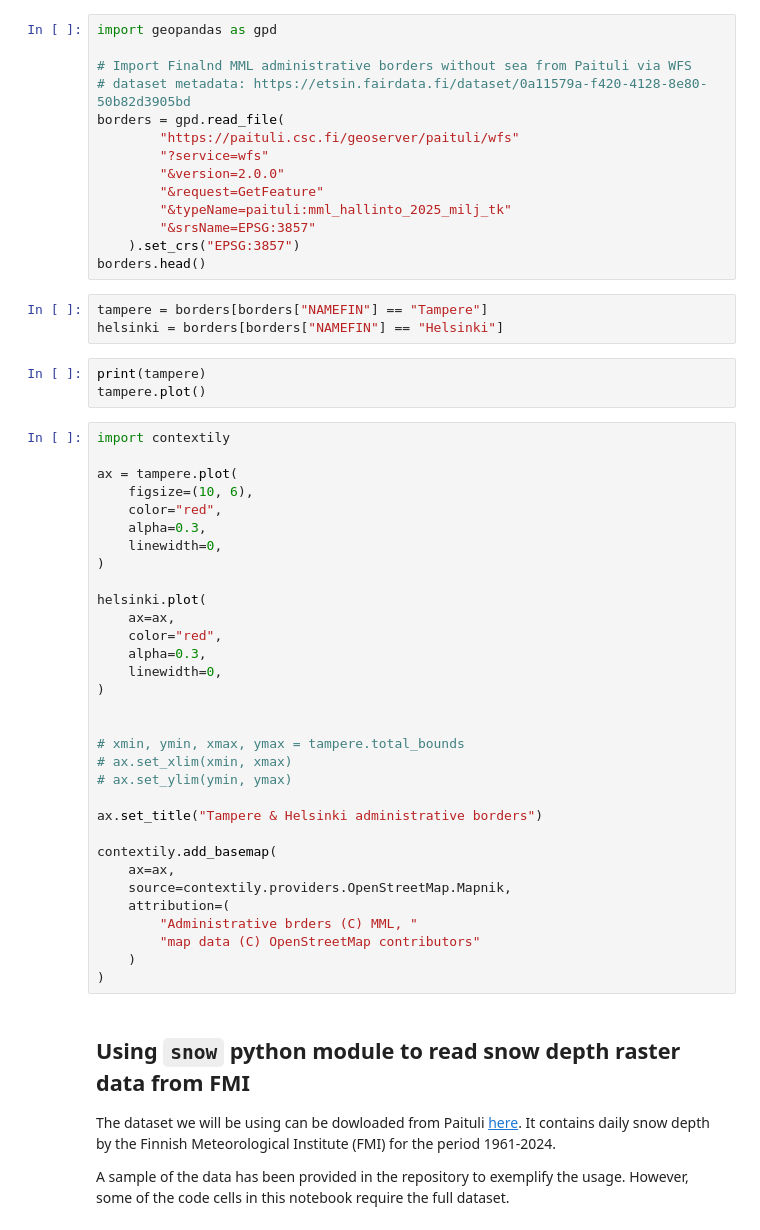
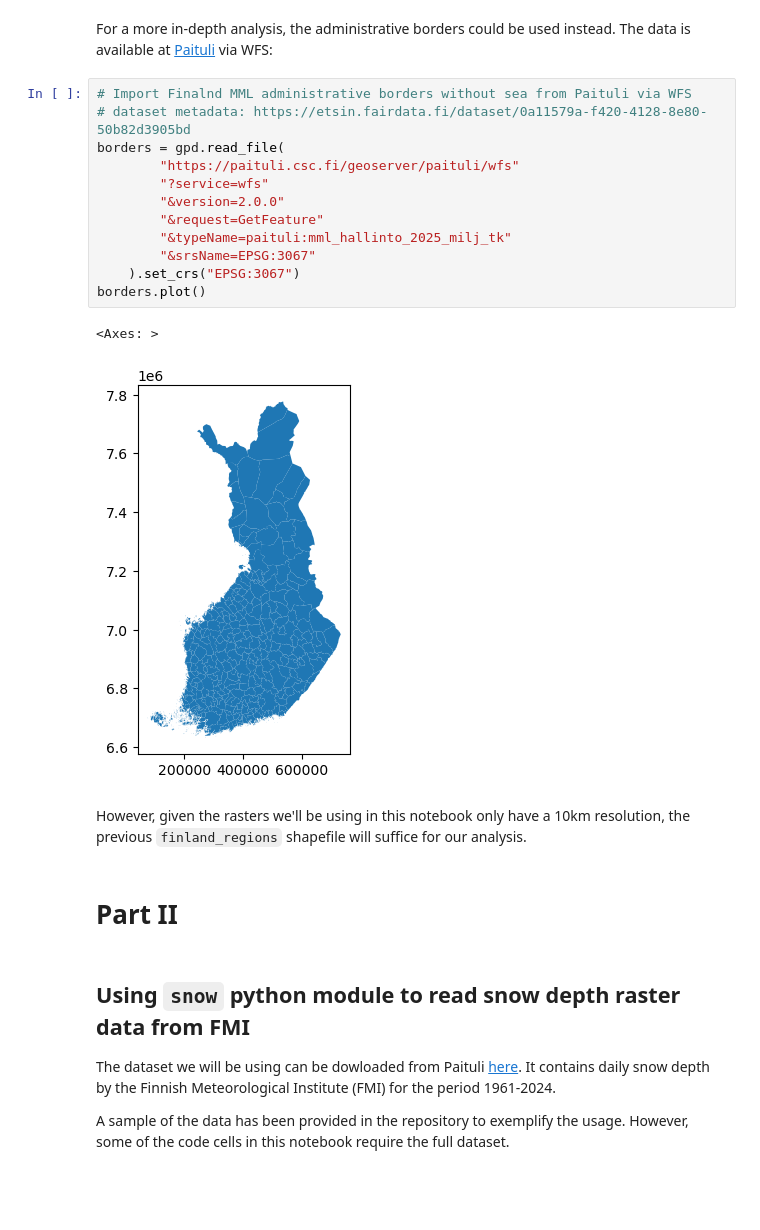
Before and after one commit to marcelomouta/white-christmas-project, a Jupyter notebook: final-assignment.ipynb, the cells around one changed output. Cells and saved outputs as stored; diff of their text form; blank space fills up the shorter version.

```diff
--- a/final-assignment.ipynb
+++ b/final-assignment.ipynb
@@ -5,55 +36,24 @@ This is an empty notebook for your work.
+# %% [markdown]
+For a more in-depth analysis, the administrative borders could be used instead. The data is available at [Paituli](https://paituli.csc.fi/webservices.html) via WFS:
 # %%
-import geopandas as gpd
-
 # Import Finalnd MML administrative borders without sea from Paituli via WFS
 # dataset metadata: https://etsin.fairdata.fi/dataset/0a11579a-f420-4128-8e80-50b82d3905bd
 borders = gpd.read_file(
         "https://paituli.csc.fi/geoserver/paituli/wfs"
         "?service=wfs"
         "&version=2.0.0"
         "&request=GetFeature"
         "&typeName=paituli:mml_hallinto_2025_milj_tk"
-        "&srsName=EPSG:3857"
-    ).set_crs("EPSG:3857")
-borders.head()
+        "&srsName=EPSG:3067"
+    ).set_crs("EPSG:3067")
+borders.plot()
+# %% [output]
+<Axes: >
+[figure, added]
-# %%
-tampere = borders[borders["NAMEFIN"] == "Tampere"]
-helsinki = borders[borders["NAMEFIN"] == "Helsinki"]
-# %%
-print(tampere)
-tampere.plot()
-# %%
-import contextily
-
-ax = tampere.plot(
-    figsize=(10, 6),
-    color="red",
-    alpha=0.3,
-    linewidth=0,
-)
-
-helsinki.plot(
-    ax=ax,
-    color="red",
-    alpha=0.3,
-    linewidth=0,
-)
-
-
-# xmin, ymin, xmax, ymax = tampere.total_bounds
-# ax.set_xlim(xmin, xmax)
-# ax.set_ylim(ymin, ymax)
-
-ax.set_title("Tampere & Helsinki administrative borders")
-
-contextily.add_basemap(
-    ax=ax,
-    source=contextily.providers.OpenStreetMap.Mapnik,
-    attribution=(
-        "Administrative brders (C) MML, "
-        "map data (C) OpenStreetMap contributors"
-    )
-)
+# %% [markdown]
+However, given the rasters we'll be using in this notebook only have a 10km resolution, the previous `finland_regions` shapefile will suffice for our analysis.
+# %% [markdown]
+# Part II
 # %% [markdown]
 ## Using `snow` python module to read snow depth raster data from FMI
 
```
Also changed, not shown: parts of 19 cells of this notebook.
